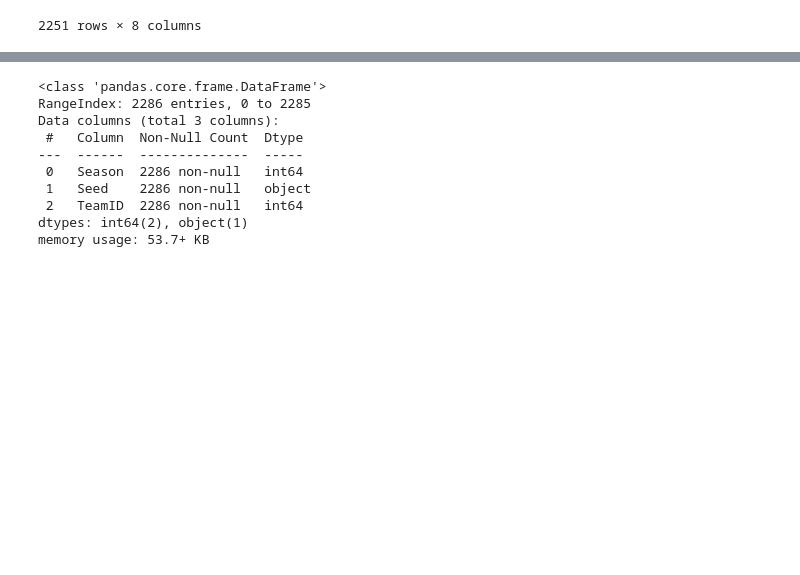
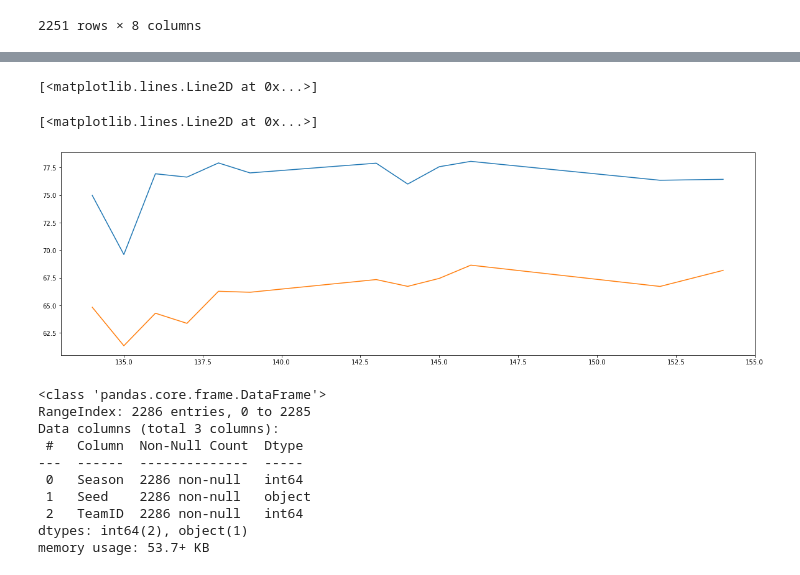
Before and after one commit to YT-Hwang/Kaggle_Competion, a Jupyter notebook: Google Cloud & NCAA® ML Competition 2020-NCAAM/EDA.ipynb, the cells around one changed output, grey strips where cells are left out. Saved outputs shown, nothing was run; the diff lists cells and outputs as text; code cells hidden in the pictures; blank space fills up the shorter version.

```diff
--- a/Google Cloud & NCAA® ML Competition 2020-NCAAM/EDA.ipynb
+++ b/Google Cloud & NCAA® ML Competition 2020-NCAAM/EDA.ipynb
@@ -170,3 +159,10 @@ memory usage: 140.8+ KB
+# %%
+plt.plot(chronological['WScore'])
+plt.plot(chronological['LScore'])
+# %% [output]
+[<matplotlib.lines.Line2D at 0x...>]
+[<matplotlib.lines.Line2D at 0x...>]
+[figure, added]
 # %%
 tourney_seed_M.info()
 tourney_seed_M
```
Also changed, not shown: parts of 17 cells of this notebook, 3 other files.
